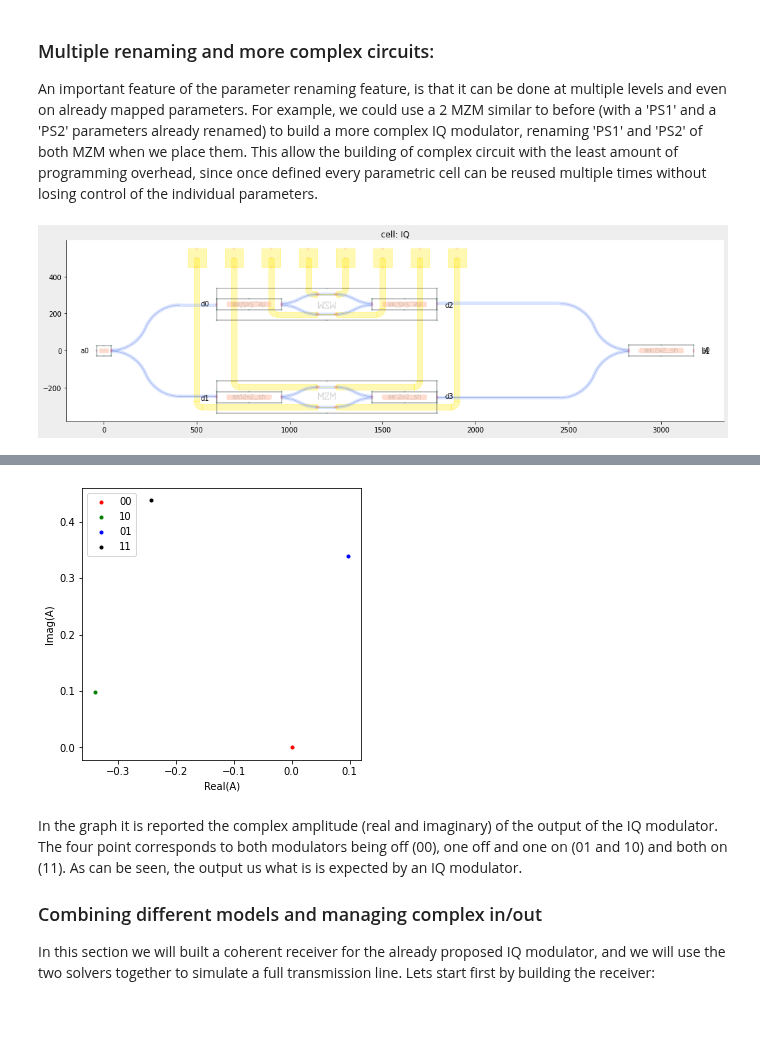
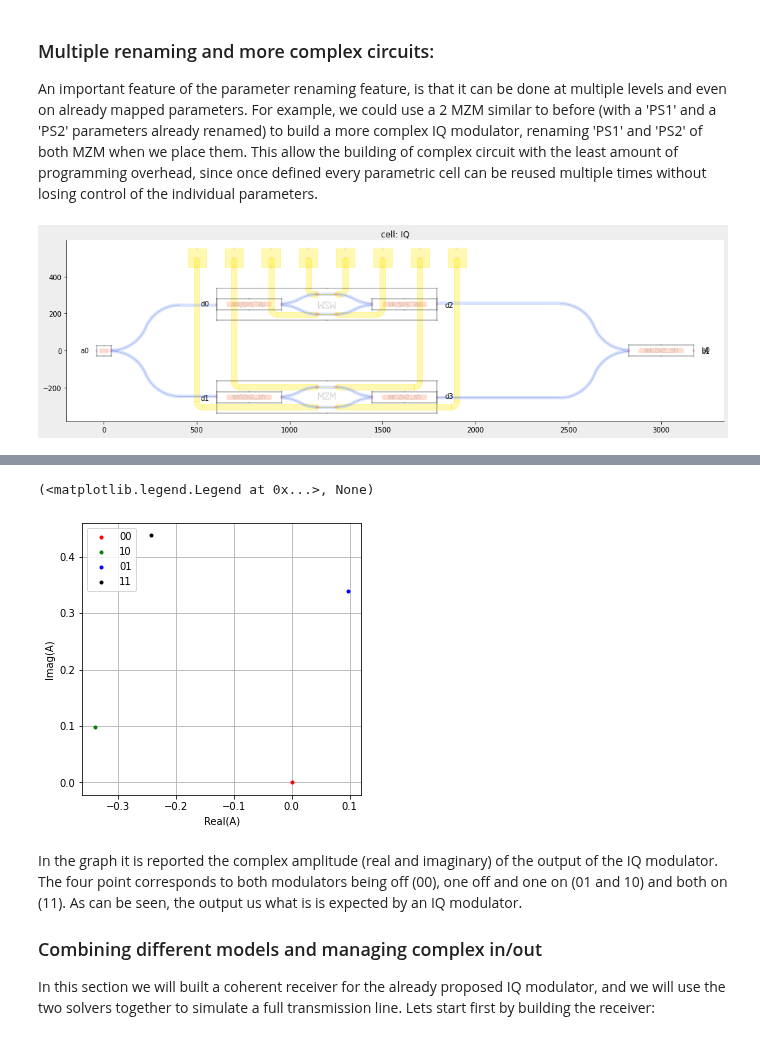
Before and after one commit to mpasson/lekkersim, a Jupyter notebook: Docs/jupyter/Nazca Integration.ipynb, the cells around one changed output, grey strips where cells are left out. Cells and saved outputs as stored; diff of their text form; code cells hidden in the pictures.

```diff
--- a/Docs/jupyter/Nazca Integration.ipynb
+++ b/Docs/jupyter/Nazca Integration.ipynb
@@ -360,6 +364,6 @@ A=IQ_sol.solve(wl=1.55,I1=0.5,I2=0.0,Q1=0.5,Q2=0.0).get_A('a0','b0')
 plt.plot(A.real,A.imag,'.k', label='11')
 plt.xlabel('Real(A)')
 plt.ylabel('Imag(A)')
-plt.legend()
+plt.legend(), plt.grid()
 # %% [output]
 [figure]
@@ -367,4 +378,5 @@ plt.legend()
+(<matplotlib.legend.Legend at 0x...>, None)
-[figure, old version]
+[figure, new version]
 # %% [markdown]
 In the graph it is reported the complex amplitude (real and imaginary) of the output of the IQ modulator. The four point corresponds to both modulators being off (00), one off and one on (01 and 10) and both on (11). As can be seen, the output us what is is expected by an IQ modulator.
 
```
Also changed, not shown: parts of 6 cells of this notebook, 12 other files.
